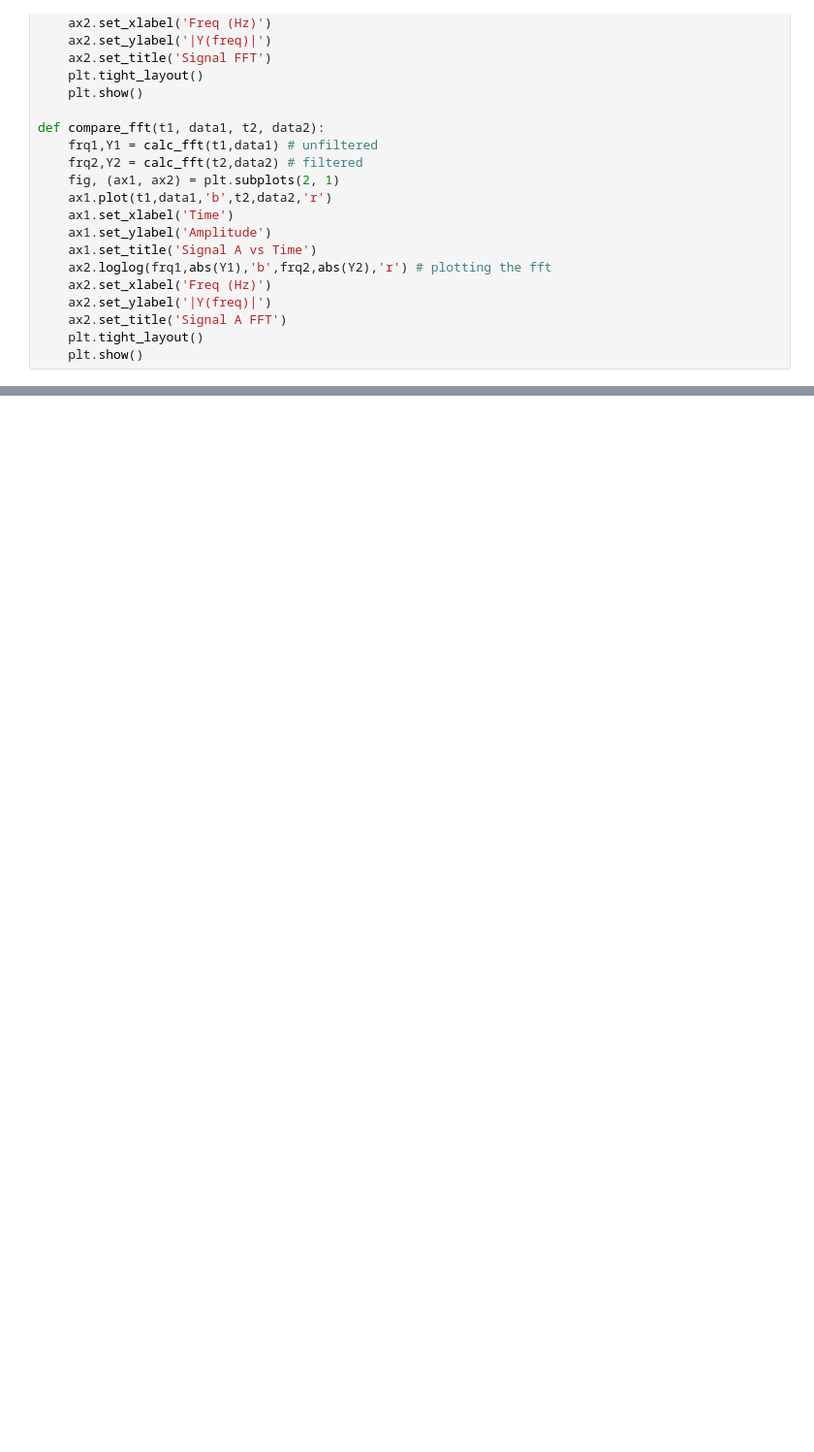
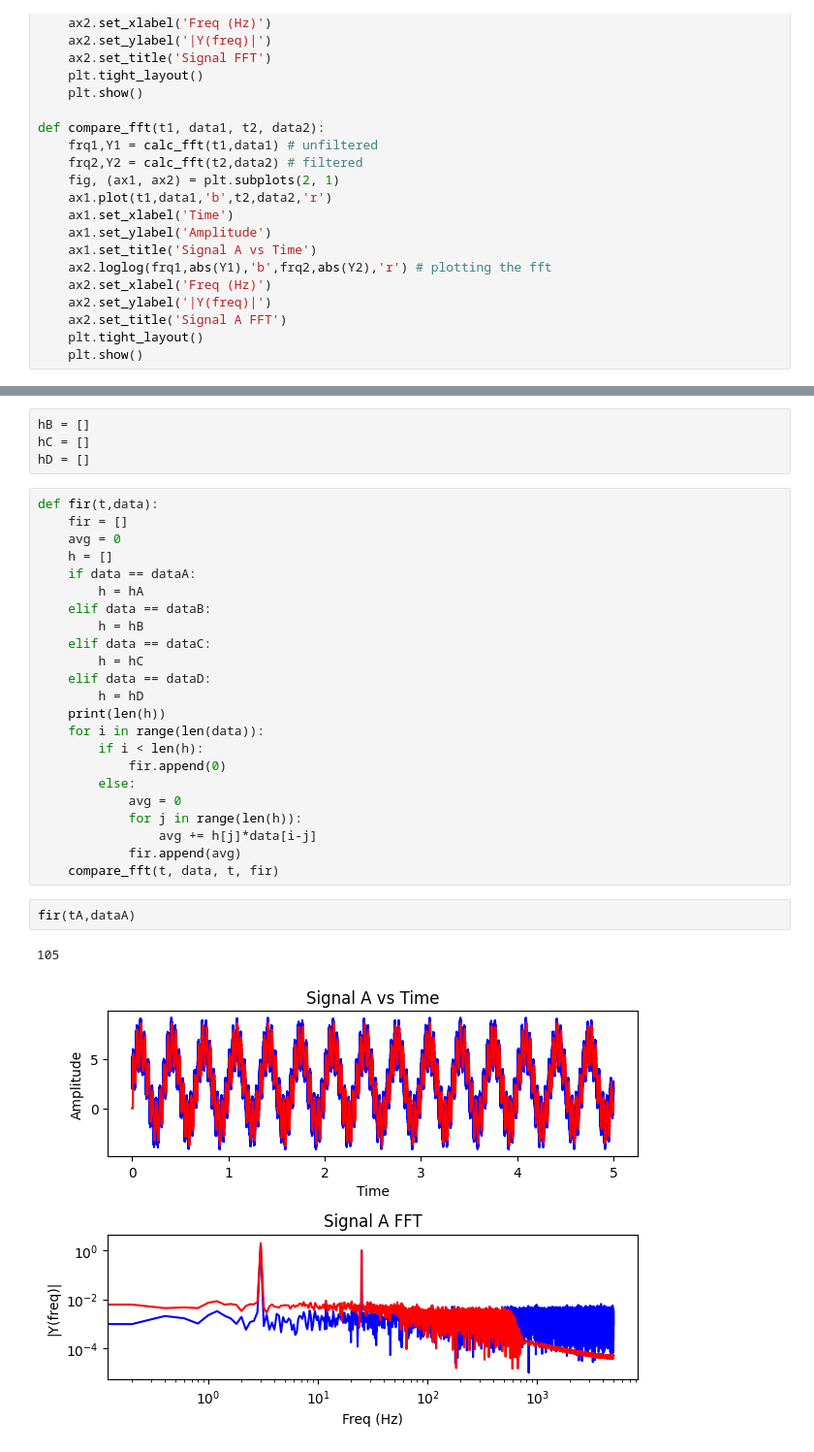
Before and after one commit to eatmelonnnn/ME433, a Jupyter notebook: HW10/HW10.ipynb, the cells around one changed output, grey strips where cells are left out. Shown at 97% size. Drawn from its saved outputs; the diff is of its cells as text; blank space fills up the shorter version.

```diff
--- a/HW10/HW10.ipynb
+++ b/HW10/HW10.ipynb
@@ -150,2 +258,34 @@ def iir(A,B,t,data):
+# %%
+hB = []
+hC = []
+hD = []
+# %%
+def fir(t,data):
+    fir = []
+    avg = 0
+    h = []
+    if data == dataA:
+        h = hA
+    elif data == dataB:
+        h = hB
+    elif data == dataC:
+        h = hC
+    elif data == dataD:
+        h = hD
+    print(len(h))
+    for i in range(len(data)):
+        if i < len(h):
+            fir.append(0)
+        else:
+            avg = 0
+            for j in range(len(h)):
+                avg += h[j]*data[i-j]
+            fir.append(avg)
+    compare_fft(t, data, t, fir)
+# %%
+fir(tA,dataA)
+# %% [output]
+105
+[figure, added]
 # %%
 plot_fft(tA,dataA)
```
Also changed, not shown: parts of 6 cells of this notebook.
